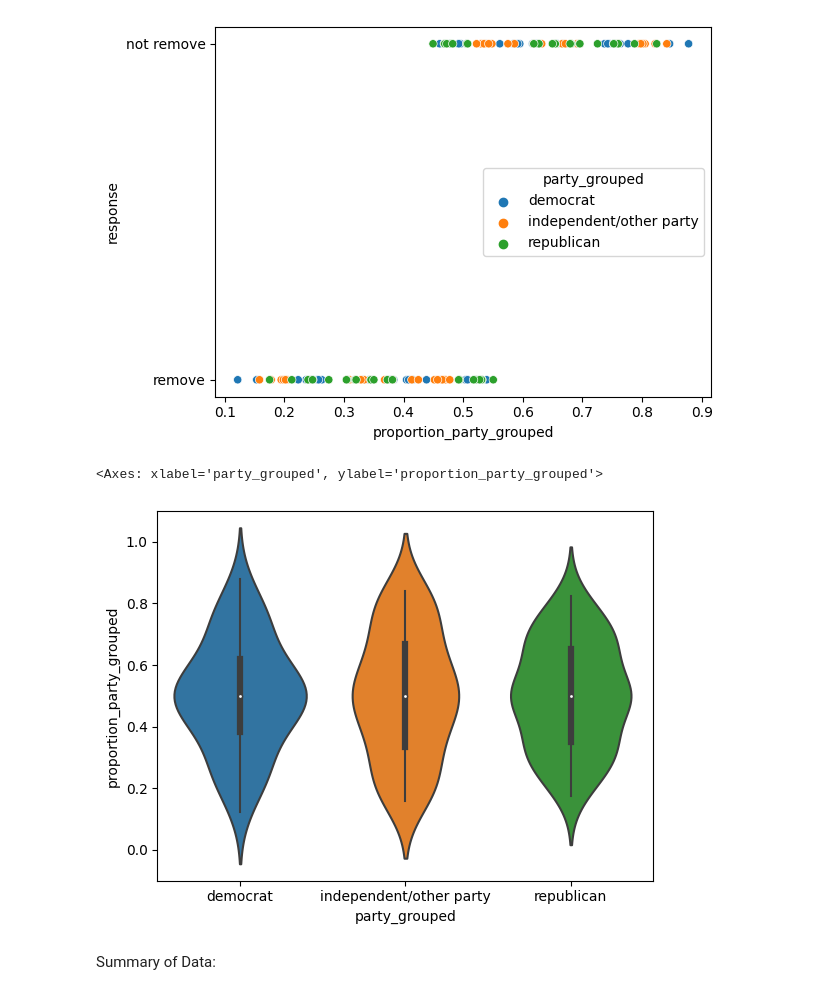
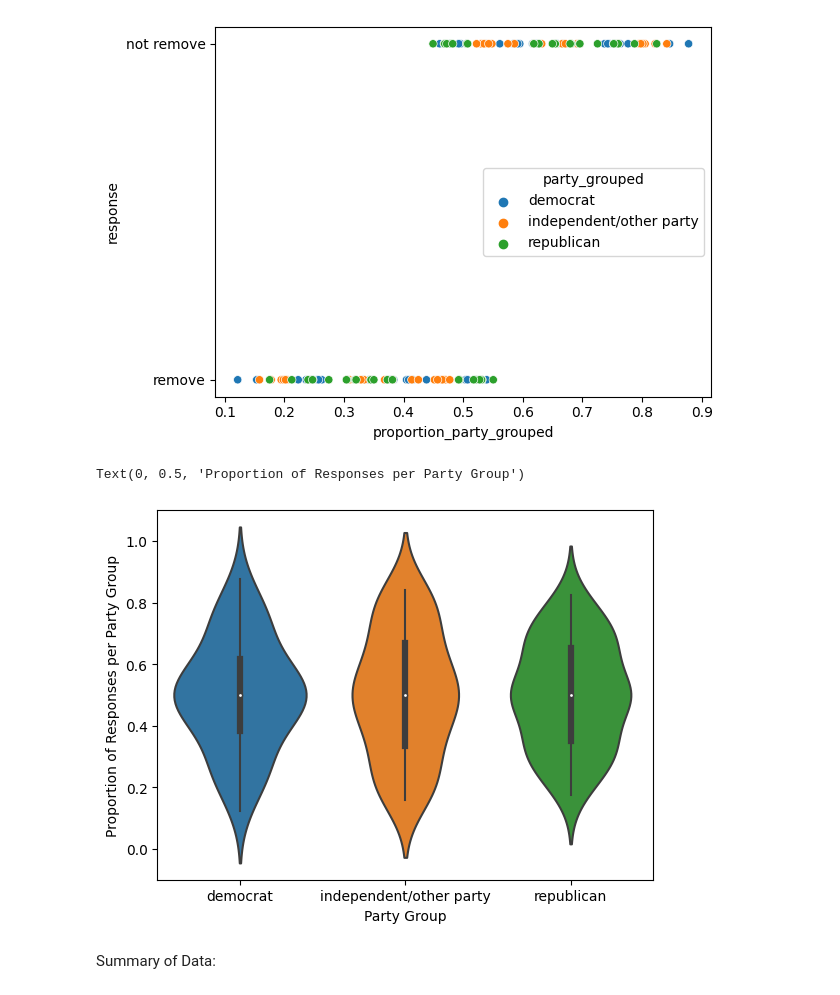
Before and after one commit to manaswinit26/group19, a Jupyter notebook: lab1 (1).ipynb, the cells around one changed output. Drawn from its saved outputs; the diff is of its cells as text; code cells hidden in the pictures.

Commit message:
Rocco added 6 visualizations but his colab isnt working so I'm commiting this on his behalf

```diff
--- a/lab1 (1).ipynb
+++ b/lab1 (1).ipynb
@@ -306,11 +383,15 @@ sns.scatterplot(data=proportions_by_party_response, x='proportion_party_grouped'
 # %% [output]
 <Axes: xlabel='proportion_party_grouped', ylabel='response'>
 [figure]
-# %%
-sns.violinplot(x='party_grouped',y='proportion_party_grouped',data=proportions_by_party_response)
-# %% [output]
-<Axes: xlabel='party_grouped', ylabel='proportion_party_grouped'>
-[figure, removed]
+# %%
+import seaborn as sns
+sns.violinplot(x='party_grouped',y='proportion_party_grouped',data=proportions_by_party_response)
+plt.title('')
+plt.xlabel("Party Group")
+plt.ylabel("Proportion of Responses per Party Group")
+# %% [output]
+Text(0, 0.5, 'Proportion of Responses per Party Group')
+[figure, added]
 # %% [markdown]
 Summary of Data:
 # %%
```
Also changed, not shown: parts of 9 cells of this notebook.
